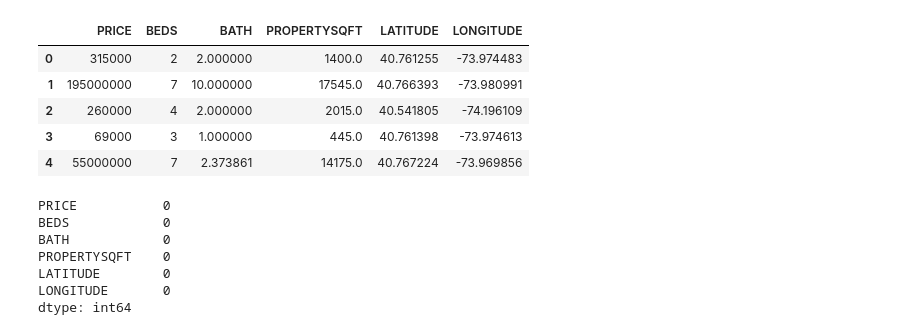
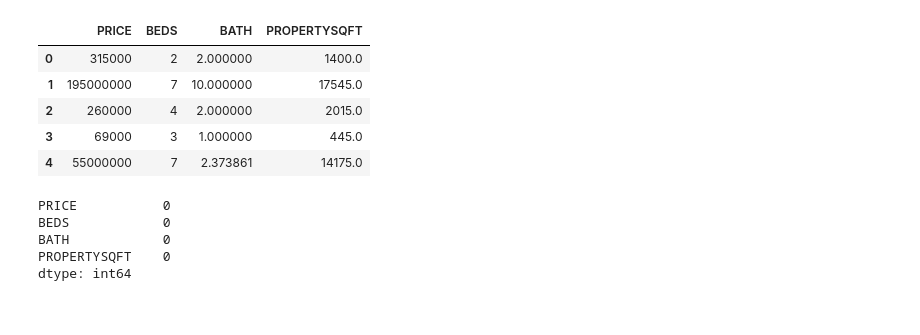
Before and after one commit to itssahilwhat/AI-Fundamentals, a Jupyter notebook: Linear Regression/Multiple Linear Regression.ipynb, the cells around one changed output. Drawn from its saved outputs; the diff is of its cells as text; code cells hidden in the pictures.

```diff
--- a/Linear Regression/Multiple Linear Regression.ipynb
+++ b/Linear Regression/Multiple Linear Regression.ipynb
@@ -22,15 +22,15 @@ df.head()
 | 3 | Brokered by COMPASS | Condo for sale | 69000 | 3 | 1.000000 | 445.0 | 2 E 55th St Unit 908W33 | Manhattan, NY 10022 | 2 E 55th St Unit 908W33Manhattan,... | ... |
 | 4 | Brokered by Sotheby's Internation... | Townhouse for sale | 55000000 | 7 | 2.373861 | 14175.0 | 5 E 64th St | New York, NY 10065 | 5 E 64th StNew York, NY 10065 | ... |
 # %%
-df = df.iloc[:, list(range(2, 6)) + [15, 16]]
+df = df.iloc[:, 2:6]
 df.head()
 # %% [output]
-|  | PRICE | BEDS | BATH | PROPERTYSQFT | LATITUDE | LONGITUDE |
-| 0 | 315000 | 2 | 2.000000 | 1400.0 | 40.761255 | -73.974483 |
-| 1 | 195000000 | 7 | 10.000000 | 17545.0 | 40.766393 | -73.980991 |
-| 2 | 260000 | 4 | 2.000000 | 2015.0 | 40.541805 | -74.196109 |
-| 3 | 69000 | 3 | 1.000000 | 445.0 | 40.761398 | -73.974613 |
-| 4 | 55000000 | 7 | 2.373861 | 14175.0 | 40.767224 | -73.969856 |
+|  | PRICE | BEDS | BATH | PROPERTYSQFT |
+| 0 | 315000 | 2 | 2.000000 | 1400.0 |
+| 1 | 195000000 | 7 | 10.000000 | 17545.0 |
+| 2 | 260000 | 4 | 2.000000 | 2015.0 |
+| 3 | 69000 | 3 | 1.000000 | 445.0 |
+| 4 | 55000000 | 7 | 2.373861 | 14175.0 |
 # %%
 df.isna().sum()
 # %% [output]
@@ -38,6 +38,4 @@ PRICE           0
 BEDS            0
 BATH            0
 PROPERTYSQFT    0
-LATITUDE        0
-LONGITUDE       0
 dtype: int64
```
Also changed, not shown: parts of 12 cells of this notebook.
